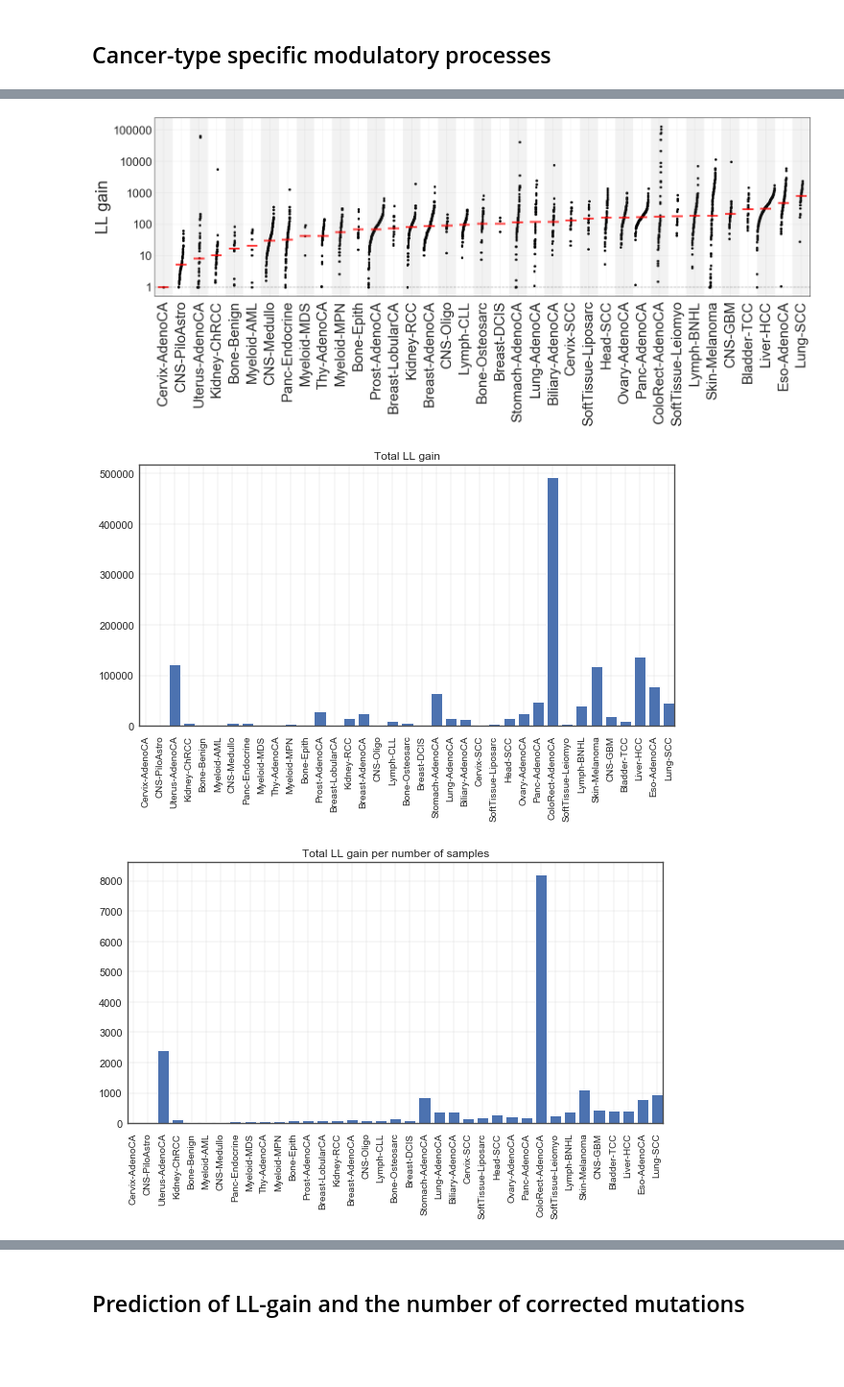
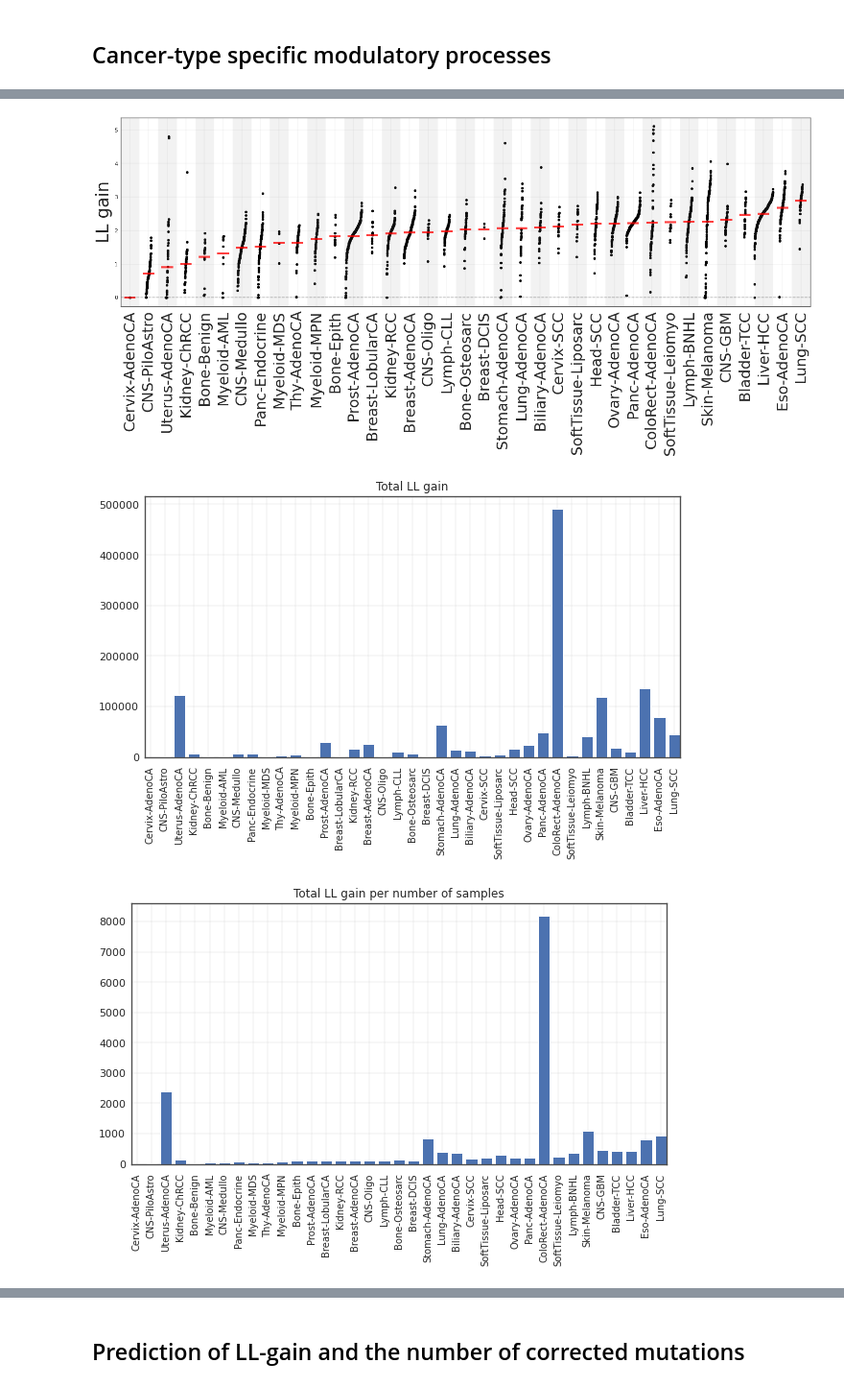
Before and after one commit to dovydask/mp_sig, a Jupyter notebook: mp_sig.ipynb, the cells around one changed output, grey strips where cells are left out. Shown at 96% size. Cells and saved outputs as stored; diff of their text form; code cells hidden in the pictures; blank space fills up the shorter version.

```diff
--- a/mp_sig.ipynb
+++ b/mp_sig.ipynb
@@ -169,7 +169,7 @@ def hierarchical_clustering(x, y, labels, threshold, ctype_colors,
                                          totals=totals,
                                          threshold=threshold,
                                          cluster_labels=cluster_labels,
-                                         filename=filename,
+                                         filename=filename, dpi=15,
                                          text_y=-0.15,
                                          vmin=0, vmax=1)
 
@@ -386,18 +538,15 @@ np.savetxt("./simulated_data/inf_c_full.txt", inf_c_full, fmt='%.10f')
 # they are (the dataset loaded below is the same as in the manuscript results).
 # Uncomment below to use precomputed results.
 
-
 inf_r_full = np.loadtxt("./simulated_data/inf_r_full.txt")
-# inf_c_full = np.loadtxt("./simulated_data/inf_c_full.txt")
-# sim_r_full = np.loadtxt("./simulated_data/sim_r_full.txt")
-# sim_c_full = np.loadtxt("./simulated_data/sim_c_full.txt")
-
+inf_c_full = np.loadtxt("./simulated_data/inf_c_full.txt")
+sim_r_full = np.loadtxt("./simulated_data/sim_r_full.txt")
+sim_c_full = np.loadtxt("./simulated_data/sim_c_full.txt")
 
 path = "./simulated_data/"
 muts_cols = ['dodgerblue', 'black', 'red', 'grey', 'forestgreen', 'hotpink']
 
-
-i = 7
+i = 1
 
 mut_barplot(sim_r_full[i]/np.max(np.abs(sim_r_full[i])), "", ylim=(-1.1, 1.1), annotate_types=True, hline=0, ylabel="Modulation")
 # plt.savefig("./obs_v_pred_single.png")
@@ -644,7 +982,7 @@ for ctype in sorted(unique(labels)):
     print(ctype)
     idx = np.where(labels == ctype)[0]
     r = rdf.loc[ctype].to_numpy()
-    c = pd.read_csv(path + ctype + "_c.csv", sep=",").iloc[:, 2].to_numpy()
+    c = pd.read_csv(path + ctype + "_c.csv", sep=",").iloc[:, 1].to_numpy()
     repaired = (fit[idx]*(1 + c.reshape(-1, 1)*r.reshape(1, -1))).astype(int)
     mut_barplot(r, title=ctype+" inferred multiplicative process", ylabel="Multiplier", hline=0.0,
                 filename=path + ctype + "_mp.png", ylim=(-1, 1))
@@ -675,6 +1031,7 @@ rdf = pd.read_csv(path + "r_all.csv", delimiter=",").set_index("0")
 # For equal spacing in LL-gain plot
 # (326 is the largest number of cancer samples of one type, i.e. Liver-HCC)
 max_samples = 326
+# max_samples = 484
 ll_diffs = np.zeros((len(unique(labels)), max_samples))
 ll_means = np.zeros(len(unique(labels)))
 c_activities = np.zeros((len(unique(labels)), max_samples))
@@ -691,7 +1048,7 @@ for ctype in sorted(unique(labels)):
     print(i, ctype)
     ctype_ll = pd.read_csv(path + ctype + "_ll_change.csv", sep=",")
     ctype_r = rdf.loc[ctype].to_numpy()
-    ctype_c = pd.read_csv(path + ctype + "_c.csv", sep=",").iloc[:, 2].to_numpy()
+    ctype_c = pd.read_csv(path + ctype + "_c.csv", sep=",").iloc[:, 1].to_numpy()
     ctype_idx = np.where(labels == ctype)[0]
     ctype_counts = counts[ctype_idx]
     ctype_fit = fit[ctype_idx]
@@ -782,53 +1139,53 @@ for i in idx:
     prev += max_samples
     c += 1
 
-plt.xticks(range(int(max_samples/2), max_samples*len(unique(pcawg_labels)), max_samples),
-           np.array(sorted(unique(pcawg_labels)))[idx], rotation=90, fontsize=30)
+plt.xticks(range(int(max_samples/2), max_samples*len(unique(labels)), max_samples),
+           np.array(sorted(unique(labels)))[idx], rotation=90, fontsize=30)
 # plt.gca().set_yticklabels()
-plt.yticks(ticks=1 + plt.yticks()[0], labels=[str(10**x) for x in range(int(plt.ylim()[1]) + 1)], fontsize=25)
+# plt.yticks(ticks=1 + plt.yticks()[0], labels=[str(10**x) for x in range(int(plt.ylim()[1]) + 1)], fontsize=25)
 
-plt.hlines(0, 0, max_samples*len(unique(pcawg_labels)), color="black", linestyle="--", alpha=0.25)
+plt.hlines(0, 0, max_samples*len(unique(labels)), color="black", linestyle="--", alpha=0.25)
 plt.ylabel("LL gain", fontsize=35)
 # plt.title("Per-sample log-likelihood gain", fontsize=30)
 plt.margins(x=0)
 plt.show()
 
 # Total log-likelihood gain per cancer type
 plt.figure(figsize=(10, 5))
-plt.bar(range(len(sorted(unique(pcawg_labels)))), total_ll_gain)
-plt.xticks(range(len(sorted(unique(pcawg_labels)))),
-           np.array(sorted(unique(pcawg_labels)))[idx], rotation=90, fontsize=10)
+plt.bar(range(len(sorted(unique(labels)))), total_ll_gain)
+plt.xticks(range(len(sorted(unique(labels)))),
+           np.array(sorted(unique(labels)))[idx], rotation=90, fontsize=10)
 plt.title("Total LL gain")
 plt.margins(x=0)
 plt.show()
 
 # Total log-likelihood gain per cancer type (normalized by number of samples)
 plt.figure(figsize=(10, 5))
-plt.bar(range(len(sorted(unique(pcawg_labels)))), ll_gain_per_sample)
-plt.xticks(range(len(sorted(unique(pcawg_labels)))),
-           np.array(sorted(unique(pcawg_labels)))[idx], rotation=90, fontsize=10)
+plt.bar(range(len(sorted(unique(labels)))), ll_gain_per_sample)
+plt.xticks(range(len(sorted(unique(labels)))),
+           np.array(sorted(unique(labels)))[idx], rotation=90, fontsize=10)
 plt.title("Total LL gain per number of samples")
 plt.margins(x=0)
 plt.show()
 
 # Total log-likelihood gain per cancer type (normalized by total mutations)
 plt.figure(figsize=(10, 5))
-plt.bar(range(len(sorted(unique(pcawg_labels)))), ll_gain_per_total)
-plt.xticks(range(len(sorted(unique(pcawg_labels)))),
-           np.array(sorted(unique(pcawg_labels)))[idx], rotation=90, fontsize=10)
+plt.bar(range(len(sorted(unique(labels)))), ll_gain_per_total)
+plt.xticks(range(len(sorted(unique(labels)))),
+           np.array(sorted(unique(labels)))[idx], rotation=90, fontsize=10)
 plt.title("Total LL gain per total mutations per sample")
 plt.margins(x=0)
 plt.show()
 
 # Total log-likelihood gain per cancer type (normalized by the number of corrected mutations)
 plt.figure(figsize=(10, 5))
-plt.bar(range(len(sorted(unique(pcawg_labels)))), ll_gain_per_corrected)
-plt.xticks(range(len(sorted(unique(pcawg_labels)))),
-           np.array(sorted(unique(pcawg_labels)))[idx], rotation=90, fontsize=10)
+plt.bar(range(len(sorted(unique(labels)))), ll_gain_per_corrected)
+plt.xticks(range(len(sorted(unique(labels)))),
+           np.array(sorted(unique(labels)))[idx], rotation=90, fontsize=10)
 plt.title("Total LL gain per total mutations per corrected mutation")
 plt.margins(x=0)
 plt.show()
 # %% [output]
-[figure, old version]
+[figure, new version]
-[figure, old version]
+[figure, new version]
-[figure, old version]
+[figure, new version]
```
Also changed, not shown: parts of 27 cells of this notebook, 4 other files.
